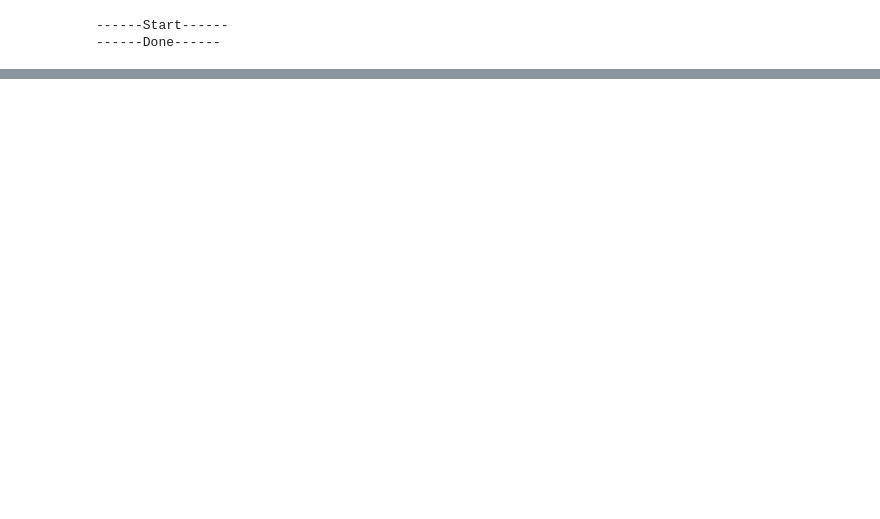
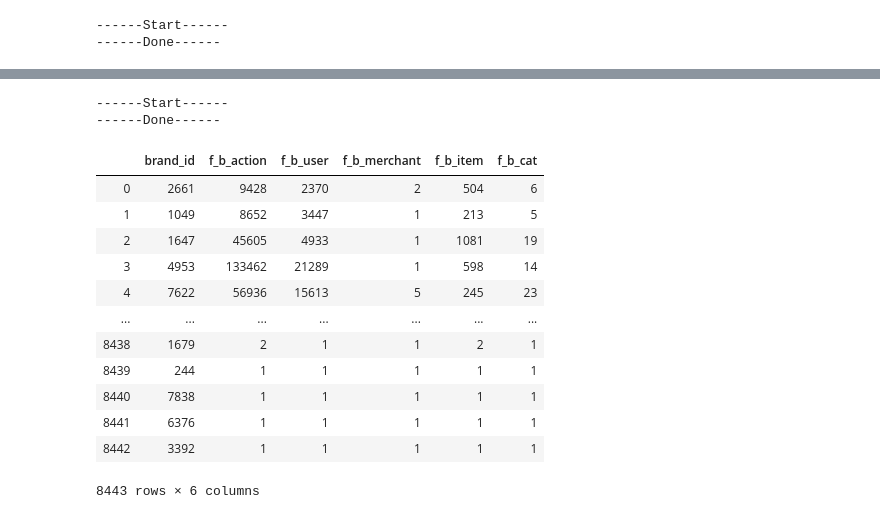
Before and after one commit to sevewing/RepeatBuyers, a Jupyter notebook: RepeatBuyers.ipynb, the cells around one changed output, grey strips where cells are left out. Saved outputs shown, nothing was run; the diff lists cells and outputs as text; code cells hidden in the pictures; blank space fills up the shorter version.

```diff
--- a/RepeatBuyers.ipynb
+++ b/RepeatBuyers.ipynb
@@ -359,0 +461,36 @@ SyntaxError: invalid syntax (<ipython-input-112-b12d6daed545>, line 1)
+# %%
+f_brand = pd.DataFrame(user_log['brand_id']).drop_duplicates().dropna()
+# %%
+print('------Start------')
+
+f_temp = feature_extract(user_log,['brand_id','action_type'],['brand_id'],None,{'action_type':'f_b_action'},'cnt')
+f_brand = pd.merge(f_brand, f_temp, on=['brand_id'])
+
+aggs = {'user_id':lambda x: len(set(x)),
+        'merchant_id':lambda x: len(set(x)),
+        'item_id':lambda x: len(set(x)),
+        'cat_id':lambda x: len(set(x))}
+rnames = {'user_id':'f_b_user','merchant_id':'f_b_merchant','item_id':'f_b_item','cat_id':'f_b_cat'}
+f_temp = feature_extract(user_log, None, ['brand_id'], aggs, rnames, 'sub_agg')
+f_brand = pd.merge(f_brand, f_temp, on=['brand_id'])
+
+print('------Done------')
+# %% [output]
+------Start------
+------Done------
+# %%
+f_brand
+# %% [output]
+|  | brand_id | f_b_action | f_b_user | f_b_merchant | f_b_item | f_b_cat |
+| 0 | 2661 | 9428 | 2370 | 2 | 504 | 6 |
+| 1 | 1049 | 8652 | 3447 | 1 | 213 | 5 |
+| 2 | 1647 | 45605 | 4933 | 1 | 1081 | 19 |
+| 3 | 4953 | 133462 | 21289 | 1 | 598 | 14 |
+| 4 | 7622 | 56936 | 15613 | 5 | 245 | 23 |
+| ... | ... | ... | ... | ... | ... | ... |
+| 8438 | 1679 | 2 | 1 | 1 | 2 | 1 |
+| 8439 | 244 | 1 | 1 | 1 | 1 | 1 |
+| 8440 | 7838 | 1 | 1 | 1 | 1 | 1 |
+| 8441 | 6376 | 1 | 1 | 1 | 1 | 1 |
+| 8442 | 3392 | 1 | 1 | 1 | 1 | 1 |
+8443 rows × 6 columns
```
Also changed, not shown: parts of 42 cells of this notebook.
